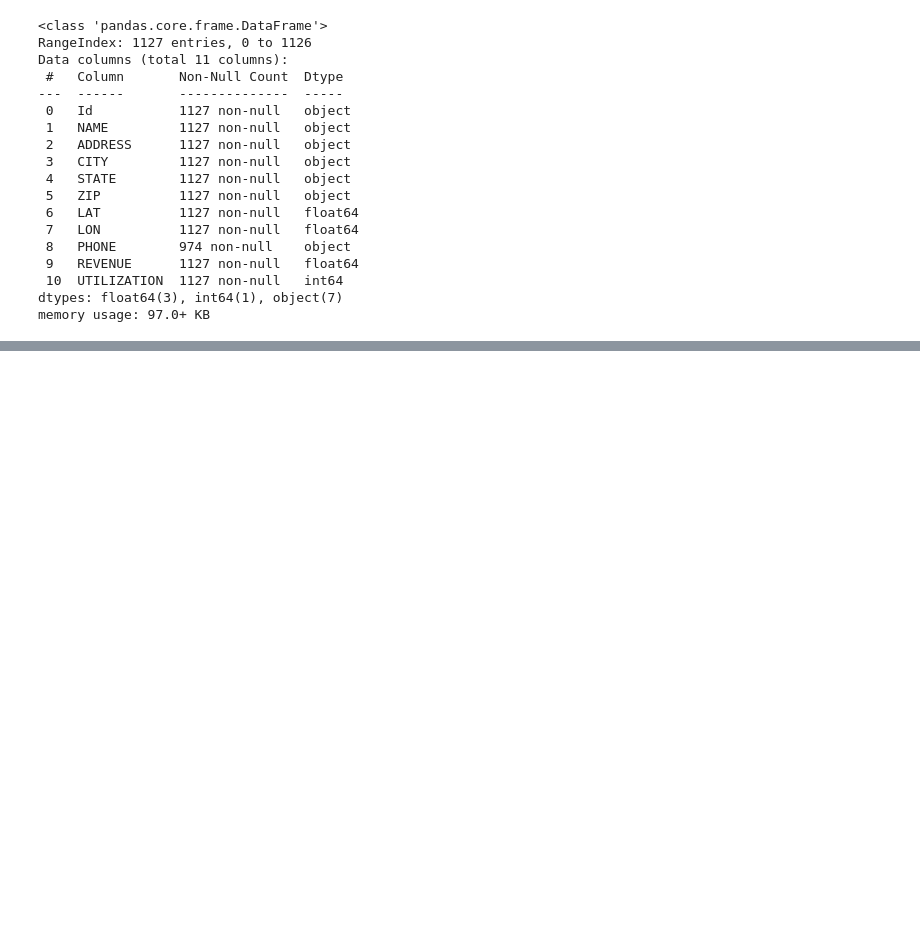
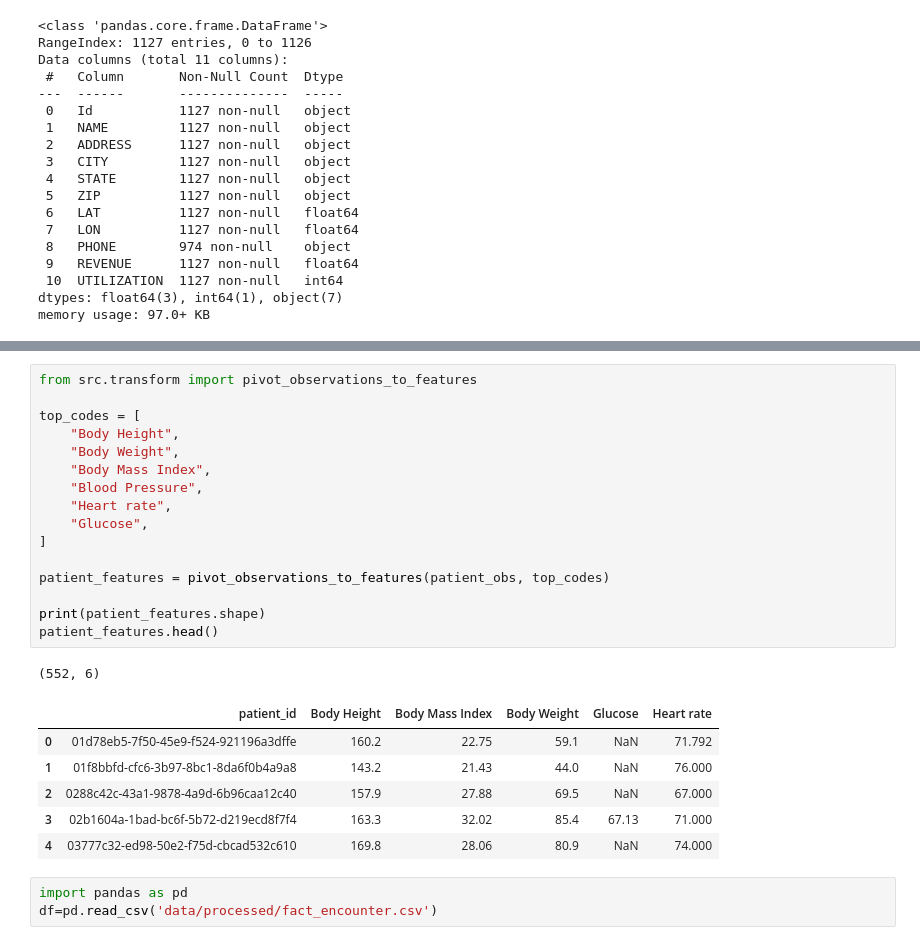
Before and after one commit to niinog/hospital_data, a Jupyter notebook: test.ipynb, the cells around one changed output, grey strips where cells are left out. Saved outputs shown, nothing was run; the diff lists cells and outputs as text; blank space fills up the shorter version.

```diff
--- a/test.ipynb
+++ b/test.ipynb
@@ -358,0 +445,27 @@ ImportError: cannot import name 'clean_patients' from 'src.transform' (/Users/Ni
+# %%
+from src.transform import pivot_observations_to_features
+
+top_codes = [
+    "Body Height",
+    "Body Weight",
+    "Body Mass Index",
+    "Blood Pressure",
+    "Heart rate",
+    "Glucose",
+]
+
+patient_features = pivot_observations_to_features(patient_obs, top_codes)
+
+print(patient_features.shape)
+patient_features.head()
+# %% [output]
+(552, 6)
+|  | patient_id | Body Height | Body Mass Index | Body Weight | Glucose | Heart rate |
+| 0 | 01d78eb5-7f50-45e9-f524-921196a3dffe | 160.2 | 22.75 | 59.1 | NaN | 71.792 |
+| 1 | 01f8bbfd-cfc6-3b97-8bc1-8da6f0b4a9a8 | 143.2 | 21.43 | 44.0 | NaN | 76.000 |
+| 2 | 0288c42c-43a1-9878-4a9d-6b96caa12c40 | 157.9 | 27.88 | 69.5 | NaN | 67.000 |
+| 3 | 02b1604a-1bad-bc6f-5b72-d219ecd8f7f4 | 163.3 | 32.02 | 85.4 | 67.13 | 71.000 |
+| 4 | 03777c32-ed98-50e2-f75d-cbcad532c610 | 169.8 | 28.06 | 80.9 | NaN | 74.000 |
+# %%
+import pandas as pd
+df=pd.read_csv('data/processed/fact_encounter.csv')
```
Also changed, not shown: parts of 7 cells of this notebook, 10 other files.
